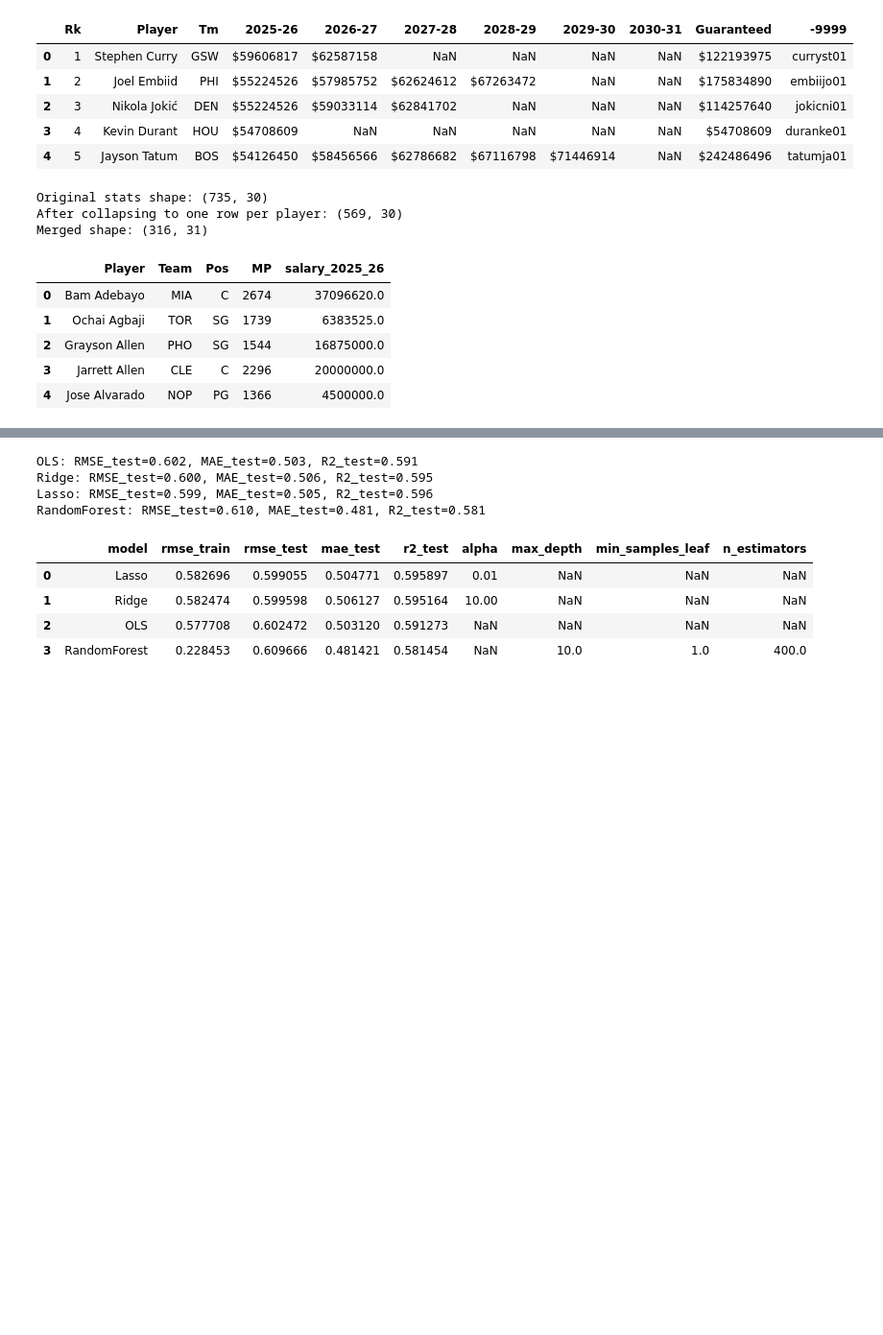
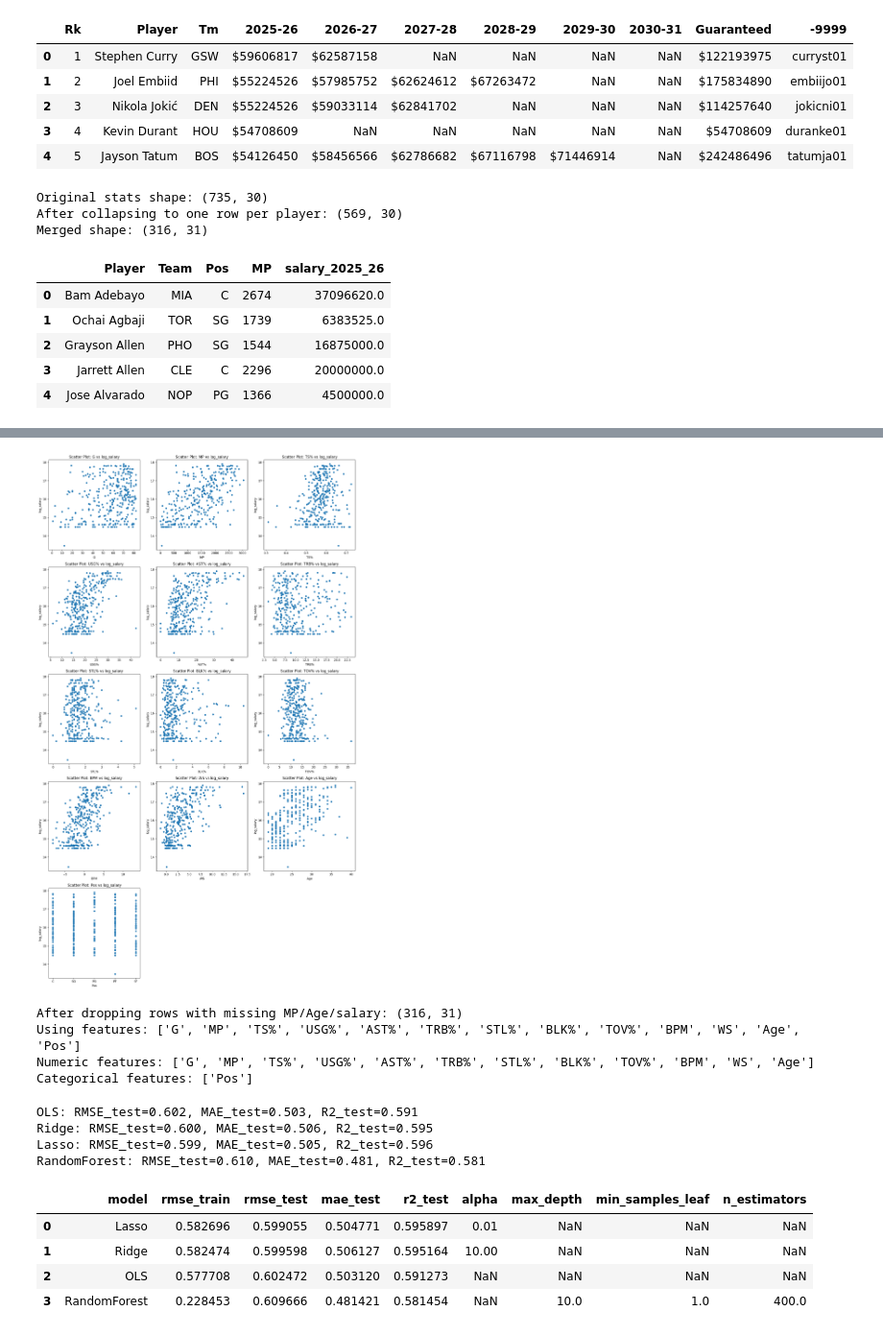
Before and after one commit to shawnmalik1/DS3001_F25_Project, a Jupyter notebook: DS3001_Project_Code.ipynb, the cells around one changed output, grey strips where cells are left out. Shown at 96% size. Drawn from its saved outputs; the diff is of its cells as text; code cells hidden in the pictures; blank space fills up the shorter version.

Commit message:
Added scatterplots for X. Also rearranged a few code chunk while added some comments.

```diff
--- a/DS3001_Project_Code.ipynb
+++ b/DS3001_Project_Code.ipynb
@@ -146 +170,46 @@ Categorical features: ['Pos']
+# %%
+# EDA with candidate features
+
+# scatterplots of y on X
+fig, axes = plt.subplots(5, 3, figsize=(15, 25))
+axes = axes.flatten()
+
+for i, var_name in enumerate(X):
+    merged_clean.plot.scatter(
+        y='log_salary',
+        x=var_name,
+        ax=axes[i]
+    )
+    axes[i].set_title(f"Scatter Plot: {var_name} vs log_salary")
+
+for j in range(i + 1, len(axes)):
+    axes[j].set_visible(False)
+
+plt.tight_layout()
+plt.show()
+# %% [output]
+[figure, added]
+# %%
+#split the data into 2 sets with 20% testing and 80% training
+X_train, X_test, y_train, y_test = train_test_split(
+    X, y, test_size=0.2, random_state=42
+)
+
+# preprocessor
+X_train.shape, X_test.shape
+
+numeric_transformer = StandardScaler()
+categorical_transformer = OneHotEncoder(drop="first", handle_unknown="ignore")
+
+preprocessor = ColumnTransformer(
+    transformers=[
+        ("num", numeric_transformer, numeric_features),
+        ("cat", categorical_transformer, categorical_features)
+    ]
+)
+# %% [output]
+After dropping rows with missing MP/Age/salary: (316, 31)
+Using features: ['G', 'MP', 'TS%', 'USG%', 'AST%', 'TRB%', 'STL%', 'BLK%', 'TOV%', 'BPM', 'WS', 'Age', 'Pos']
+Numeric features: ['G', 'MP', 'TS%', 'USG%', 'AST%', 'TRB%', 'STL%', 'BLK%', 'TOV%', 'BPM', 'WS', 'Age']
+Categorical features: ['Pos']
 # %%
```
Also changed, not shown: parts of 9 cells of this notebook.
